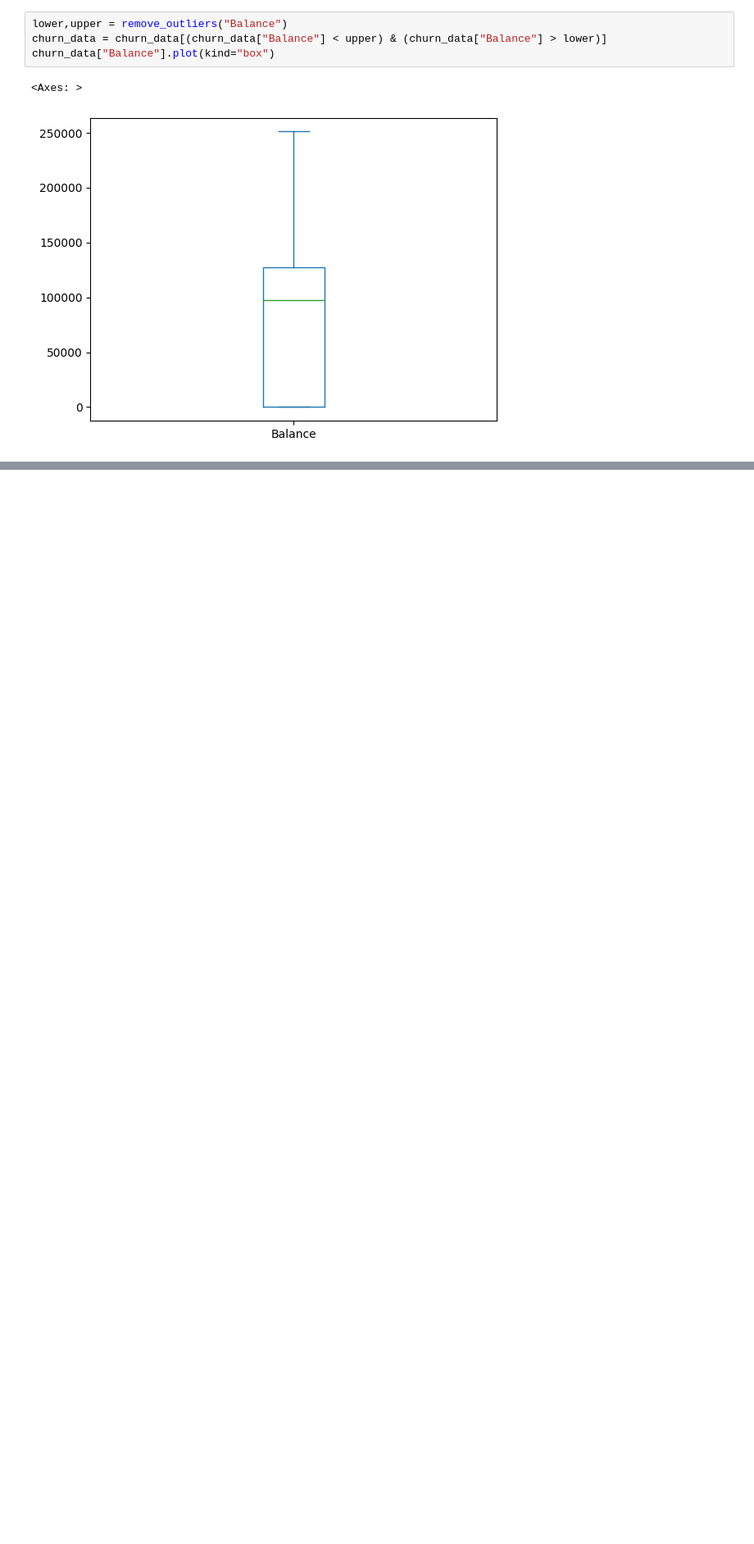
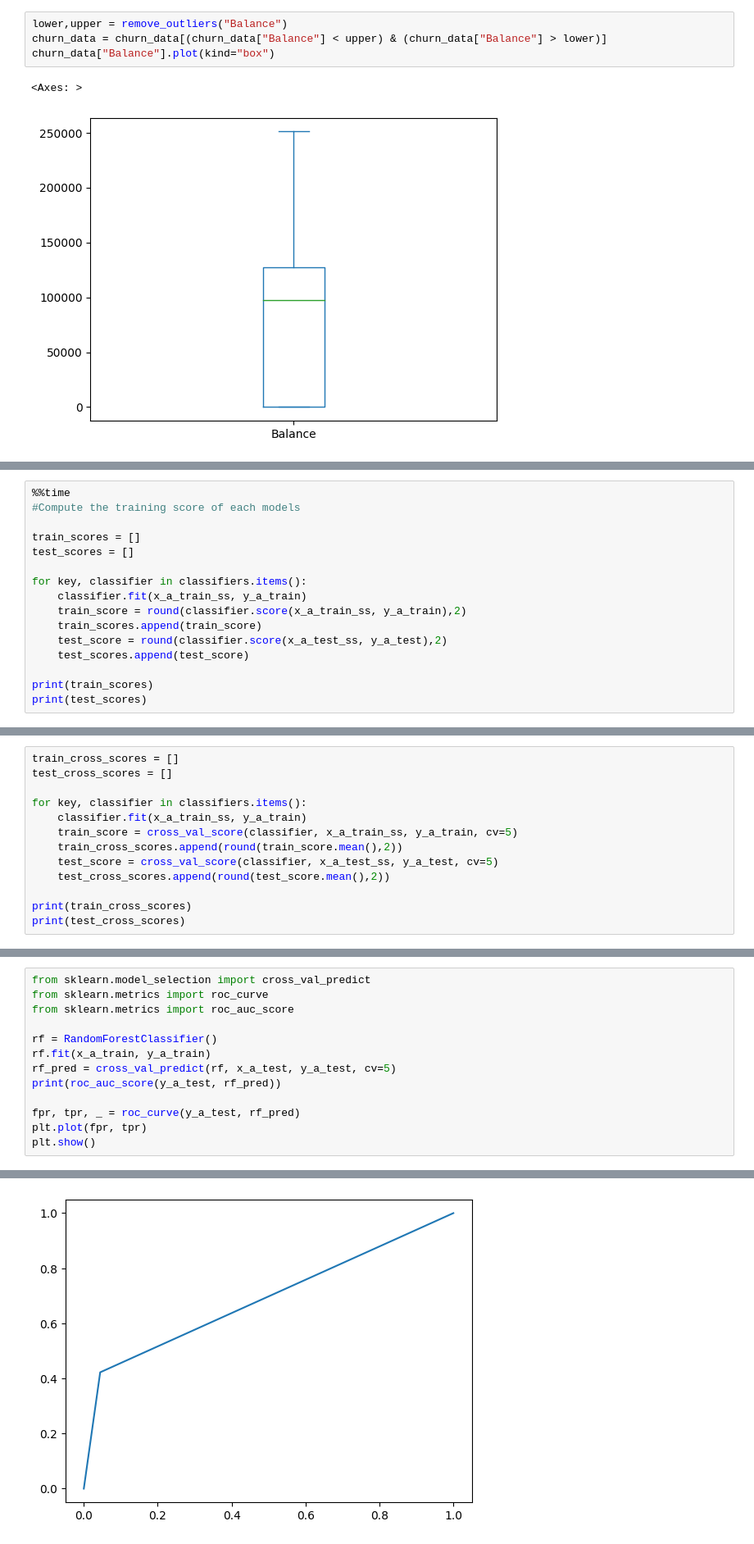
Before and after one commit to PeterKahenya/ADSGIT, a Jupyter notebook: churn/churn_analysis.ipynb, the cells around one changed output, grey strips where cells are left out. Shown: that part at 82% size. Cells and saved outputs as stored; diff of their text form; blank space fills up the shorter version.

Commit message:
preprocessing and modeling

```diff
--- a/churn/churn_analysis.ipynb
+++ b/churn/churn_analysis.ipynb
@@ -297,0 +404,16 @@ memory usage: 1.1+ MB
+# %%
+%%time
+#Compute the training score of each models
+
+train_scores = []
+test_scores = []
+
+for key, classifier in classifiers.items():
+    classifier.fit(x_a_train_ss, y_a_train)
+    train_score = round(classifier.score(x_a_train_ss, y_a_train),2)
+    train_scores.append(train_score)
+    test_score = round(classifier.score(x_a_test_ss, y_a_test),2)
+    test_scores.append(test_score)
+
+print(train_scores)
+print(test_scores)
@@ -297,0 +425,13 @@ memory usage: 1.1+ MB
+# %%
+train_cross_scores = []
+test_cross_scores = []
+
+for key, classifier in classifiers.items():
+    classifier.fit(x_a_train_ss, y_a_train)
+    train_score = cross_val_score(classifier, x_a_train_ss, y_a_train, cv=5)
+    train_cross_scores.append(round(train_score.mean(),2))
+    test_score = cross_val_score(classifier, x_a_test_ss, y_a_test, cv=5)
+    test_cross_scores.append(round(test_score.mean(),2))
+
+print(train_cross_scores)
+print(test_cross_scores)
@@ -297,0 +441,14 @@ memory usage: 1.1+ MB
+# %%
+from sklearn.model_selection import cross_val_predict
+from sklearn.metrics import roc_curve
+from sklearn.metrics import roc_auc_score
+
+rf = RandomForestClassifier()
+rf.fit(x_a_train, y_a_train)
+rf_pred = cross_val_predict(rf, x_a_test, y_a_test, cv=5)
+print(roc_auc_score(y_a_test, rf_pred))
+
+fpr, tpr, _ = roc_curve(y_a_test, rf_pred)
+plt.plot(fpr, tpr)
+plt.show()
+# %% [output]
@@ -297,0 +456 @@ memory usage: 1.1+ MB
+[figure, added]
```
Also changed, not shown: parts of 27 cells of this notebook.
